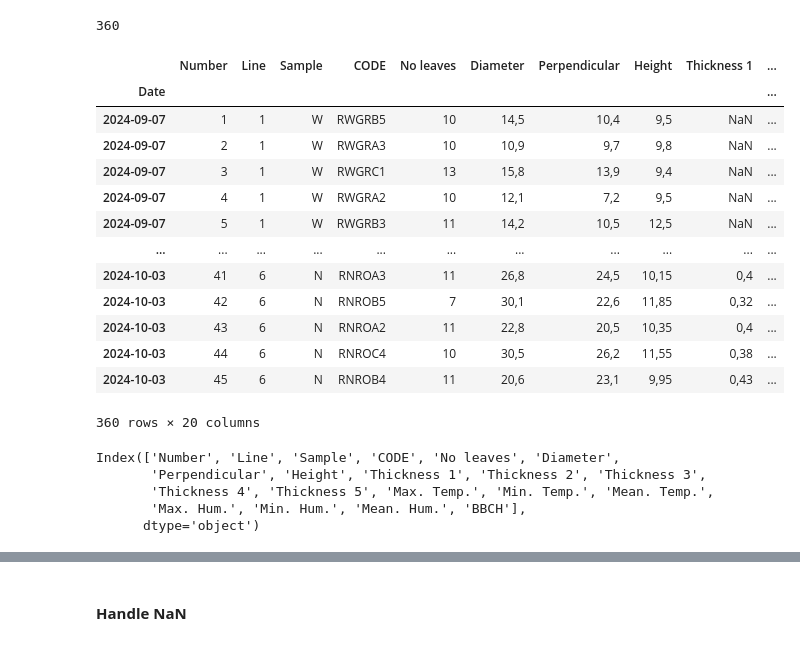
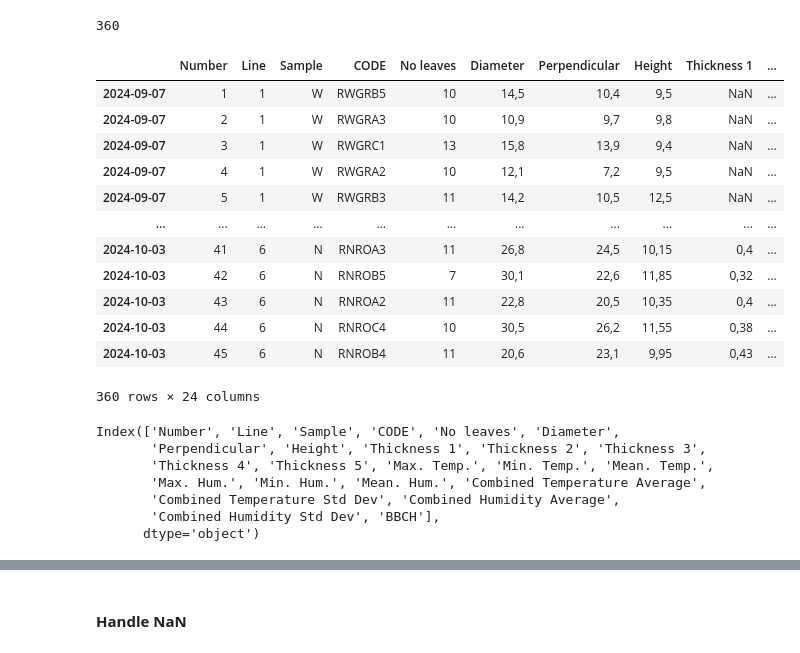
Before and after one commit to rodribro/TimeSeries, a Jupyter notebook: notebooks/biometric_dataset_creation.ipynb, the cells around one changed output, grey strips where cells are left out. Drawn from its saved outputs; the diff is of its cells as text; code cells hidden in the pictures.

```diff
--- a/notebooks/biometric_dataset_creation.ipynb
+++ b/notebooks/biometric_dataset_creation.ipynb
@@ -597,29 +596,30 @@ len(labels)
 360
 # %%
 # Turn list into biometric_df column
-biometric_df["BBCH"] = labels
+final_biometric["BBCH"] = labels
-# %%
-biometric_df
-# %% [output]
-|  | Number | Line | Sample | CODE | No leaves | Diameter | Perpendicular | Height | Thickness 1 | ... |
-| Date |  |  |  |  |  |  |  |  |  | ... |
-| 2024-09-07 | 1 | 1 | W | RWGRB5 | 10 | 14,5 | 10,4 | 9,5 | NaN | ... |
-| 2024-09-07 | 2 | 1 | W | RWGRA3 | 10 | 10,9 | 9,7 | 9,8 | NaN | ... |
-| 2024-09-07 | 3 | 1 | W | RWGRC1 | 13 | 15,8 | 13,9 | 9,4 | NaN | ... |
-| 2024-09-07 | 4 | 1 | W | RWGRA2 | 10 | 12,1 | 7,2 | 9,5 | NaN | ... |
-| 2024-09-07 | 5 | 1 | W | RWGRB3 | 11 | 14,2 | 10,5 | 12,5 | NaN | ... |
-| ... | ... | ... | ... | ... | ... | ... | ... | ... | ... | ... |
-| 2024-10-03 | 41 | 6 | N | RNROA3 | 11 | 26,8 | 24,5 | 10,15 | 0,4 | ... |
-| 2024-10-03 | 42 | 6 | N | RNROB5 | 7 | 30,1 | 22,6 | 11,85 | 0,32 | ... |
-| 2024-10-03 | 43 | 6 | N | RNROA2 | 11 | 22,8 | 20,5 | 10,35 | 0,4 | ... |
-| 2024-10-03 | 44 | 6 | N | RNROC4 | 10 | 30,5 | 26,2 | 11,55 | 0,38 | ... |
-| 2024-10-03 | 45 | 6 | N | RNROB4 | 11 | 20,6 | 23,1 | 9,95 | 0,43 | ... |
-360 rows × 20 columns
+# %%
+final_biometric
+# %% [output]
+|  | Number | Line | Sample | CODE | No leaves | Diameter | Perpendicular | Height | Thickness 1 | ... |
+| 2024-09-07 | 1 | 1 | W | RWGRB5 | 10 | 14,5 | 10,4 | 9,5 | NaN | ... |
+| 2024-09-07 | 2 | 1 | W | RWGRA3 | 10 | 10,9 | 9,7 | 9,8 | NaN | ... |
+| 2024-09-07 | 3 | 1 | W | RWGRC1 | 13 | 15,8 | 13,9 | 9,4 | NaN | ... |
+| 2024-09-07 | 4 | 1 | W | RWGRA2 | 10 | 12,1 | 7,2 | 9,5 | NaN | ... |
+| 2024-09-07 | 5 | 1 | W | RWGRB3 | 11 | 14,2 | 10,5 | 12,5 | NaN | ... |
+| ... | ... | ... | ... | ... | ... | ... | ... | ... | ... | ... |
+| 2024-10-03 | 41 | 6 | N | RNROA3 | 11 | 26,8 | 24,5 | 10,15 | 0,4 | ... |
+| 2024-10-03 | 42 | 6 | N | RNROB5 | 7 | 30,1 | 22,6 | 11,85 | 0,32 | ... |
+| 2024-10-03 | 43 | 6 | N | RNROA2 | 11 | 22,8 | 20,5 | 10,35 | 0,4 | ... |
+| 2024-10-03 | 44 | 6 | N | RNROC4 | 10 | 30,5 | 26,2 | 11,55 | 0,38 | ... |
+| 2024-10-03 | 45 | 6 | N | RNROB4 | 11 | 20,6 | 23,1 | 9,95 | 0,43 | ... |
+360 rows × 24 columns
 # %%
-biometric_df.columns
+final_biometric.columns
 # %% [output]
 Index(['Number', 'Line', 'Sample', 'CODE', 'No leaves', 'Diameter',
        'Perpendicular', 'Height', 'Thickness 1', 'Thickness 2', 'Thickness 3',
        'Thickness 4', 'Thickness 5', 'Max. Temp.', 'Min. Temp.', 'Mean. Temp.',
-       'Max. Hum.', 'Min. Hum.', 'Mean. Hum.', 'BBCH'],
+       'Max. Hum.', 'Min. Hum.', 'Mean. Hum.', 'Combined Temperature Average',
+       'Combined Temperature Std Dev', 'Combined Humidity Average',
+       'Combined Humidity Std Dev', 'BBCH'],
       dtype='object')
```
Also changed, not shown: parts of 29 cells of this notebook.
